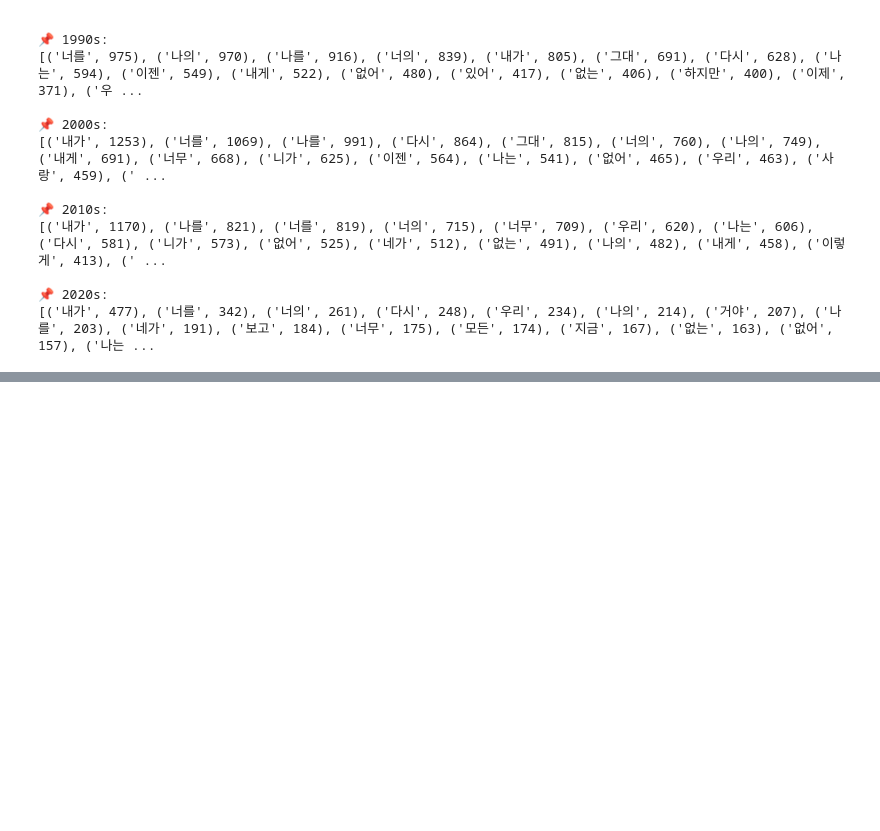
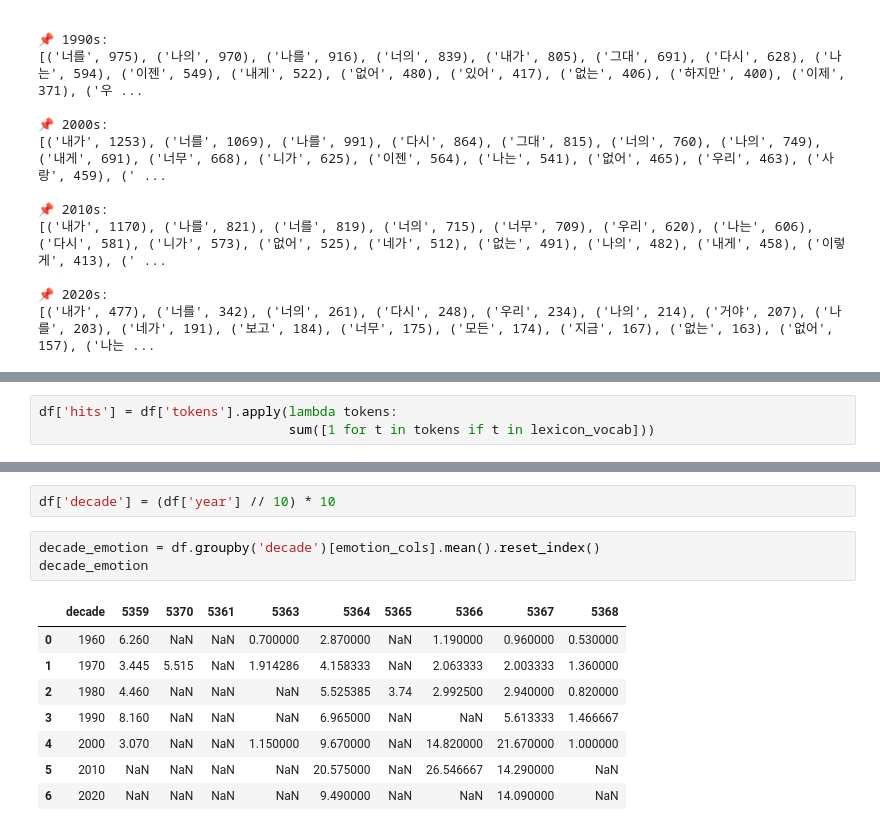
Before and after one commit to jangdain04-lab/TA_Airpods, a Jupyter notebook: TA_lyrics.ipynb, the cells around one changed output, grey strips where cells are left out. Drawn from its saved outputs; the diff is of its cells as text; blank space fills up the shorter version.

```diff
--- a/TA_lyrics.ipynb
+++ b/TA_lyrics.ipynb
@@ -361,0 +428,3 @@ for dec in decades:
+# %%
+df['hits'] = df['tokens'].apply(lambda tokens:
+                                sum([1 for t in tokens if t in lexicon_vocab]))
@@ -361,0 +450,14 @@ for dec in decades:
+# %%
+df['decade'] = (df['year'] // 10) * 10
+# %%
+decade_emotion = df.groupby('decade')[emotion_cols].mean().reset_index()
+decade_emotion
+# %% [output]
+|  | decade | 5359 | 5370 | 5361 | 5363 | 5364 | 5365 | 5366 | 5367 | 5368 |
+| 0 | 1960 | 6.260 | NaN | NaN | 0.700000 | 2.870000 | NaN | 1.190000 | 0.960000 | 0.530000 |
+| 1 | 1970 | 3.445 | 5.515 | NaN | 1.914286 | 4.158333 | NaN | 2.063333 | 2.003333 | 1.360000 |
+| 2 | 1980 | 4.460 | NaN | NaN | NaN | 5.525385 | 3.74 | 2.992500 | 2.940000 | 0.820000 |
+| 3 | 1990 | 8.160 | NaN | NaN | NaN | 6.965000 | NaN | NaN | 5.613333 | 1.466667 |
+| 4 | 2000 | 3.070 | NaN | NaN | 1.150000 | 9.670000 | NaN | 14.820000 | 21.670000 | 1.000000 |
+| 5 | 2010 | NaN | NaN | NaN | NaN | 20.575000 | NaN | 26.546667 | 14.290000 | NaN |
+| 6 | 2020 | NaN | NaN | NaN | NaN | 9.490000 | NaN | NaN | 14.090000 | NaN |
```
Also changed, not shown: parts of 15 cells of this notebook.
